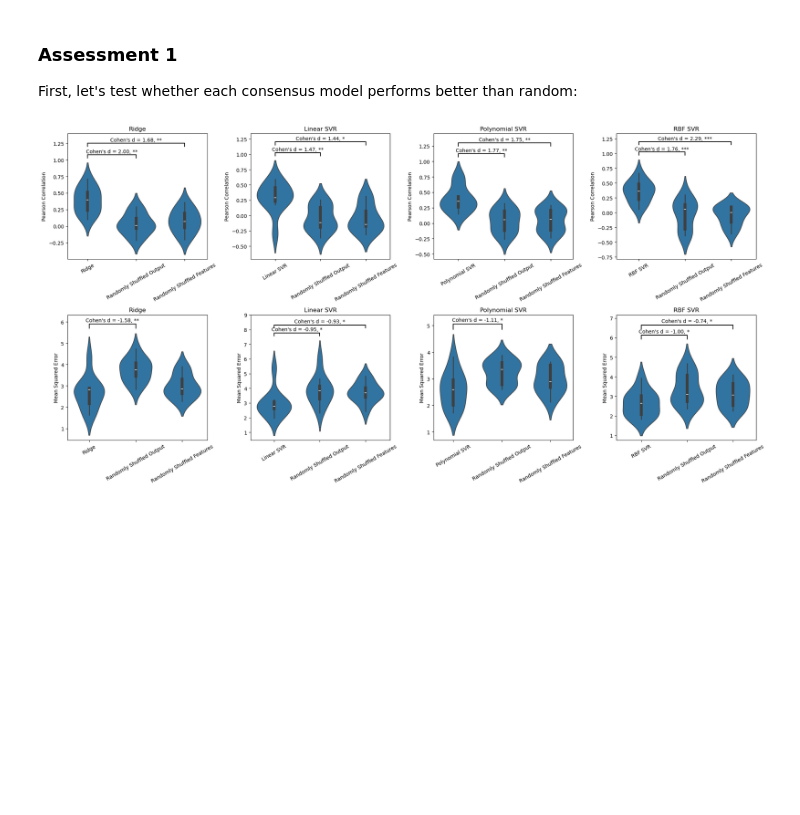
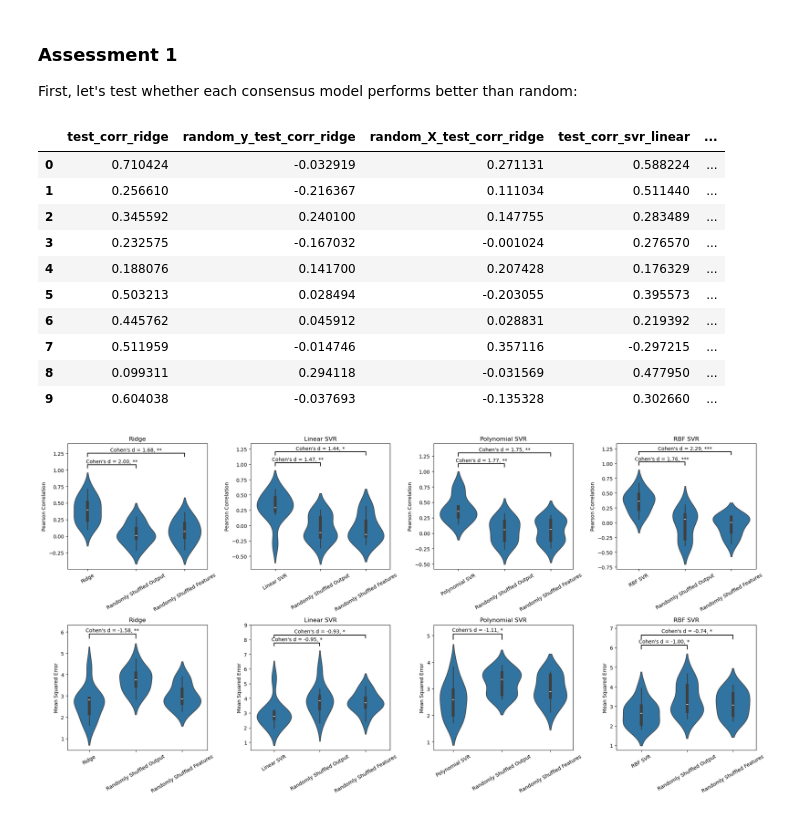
Before and after one commit to hmbaghdassarian/metastatic_potential, a Jupyter notebook: notebooks/B_protein_prediction/03_predict_proteomics.ipynb, the cells around one changed output. Cells and saved outputs as stored; diff of their text form; code cells hidden in the pictures; blank space fills up the shorter version.

```diff
--- a/notebooks/B_protein_prediction/03_predict_proteomics.ipynb
+++ b/notebooks/B_protein_prediction/03_predict_proteomics.ipynb
@@ -642,3 +642,17 @@ unit_map = {'h': dict(zip(viz_dfs.keys(), [0.05, 0.2])),
+# %%
+viz_df_corr
+# %% [output]
+|  | test_corr_ridge | random_y_test_corr_ridge | random_X_test_corr_ridge | test_corr_svr_linear | ... |
+| 0 | 0.710424 | -0.032919 | 0.271131 | 0.588224 | ... |
+| 1 | 0.256610 | -0.216367 | 0.111034 | 0.511440 | ... |
+| 2 | 0.345592 | 0.240100 | 0.147755 | 0.283489 | ... |
+| 3 | 0.232575 | -0.167032 | -0.001024 | 0.276570 | ... |
+| 4 | 0.188076 | 0.141700 | 0.207428 | 0.176329 | ... |
+| 5 | 0.503213 | 0.028494 | -0.203055 | 0.395573 | ... |
+| 6 | 0.445762 | 0.045912 | 0.028831 | 0.219392 | ... |
+| 7 | 0.511959 | -0.014746 | 0.357116 | -0.297215 | ... |
+| 8 | 0.099311 | 0.294118 | -0.031569 | 0.477950 | ... |
+| 9 | 0.604038 | -0.037693 | -0.135328 | 0.302660 | ... |
 # %%
 def get_stats(viz_df, stat_type, model_type, metric_type):
     res_stats = pd.DataFrame(columns = ['comparison', 'pval', 'cohen_d'])
```
Also changed, not shown: parts of 3 cells of this notebook, 3 other files.
